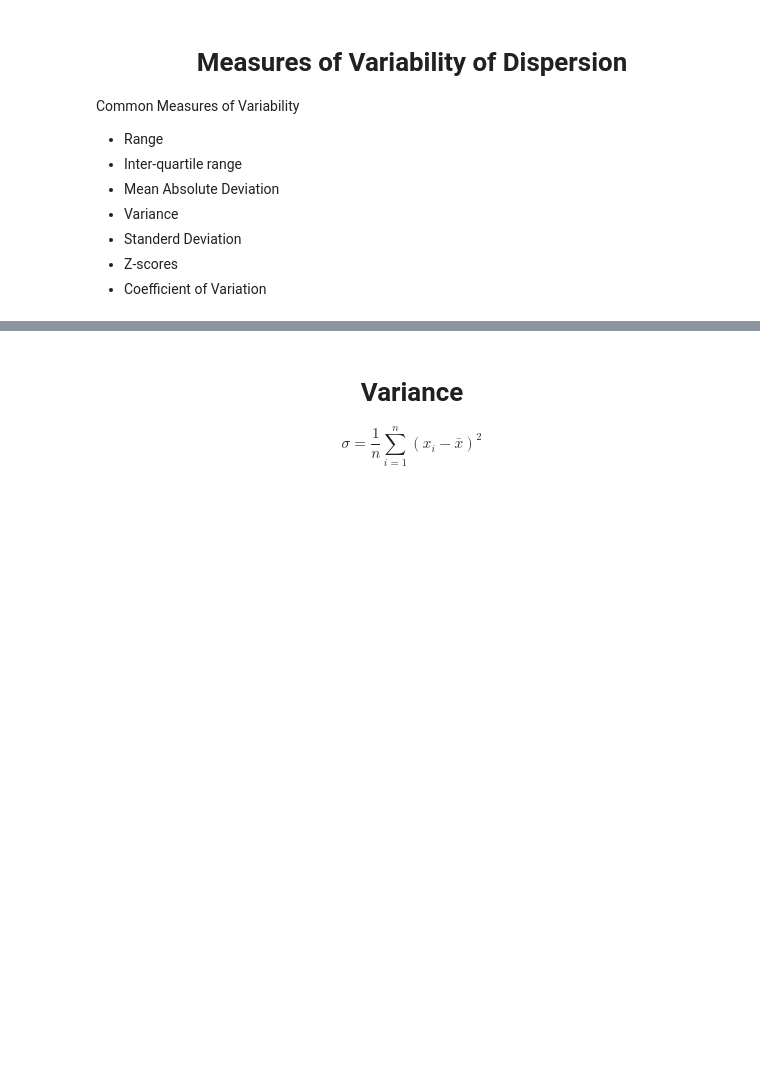
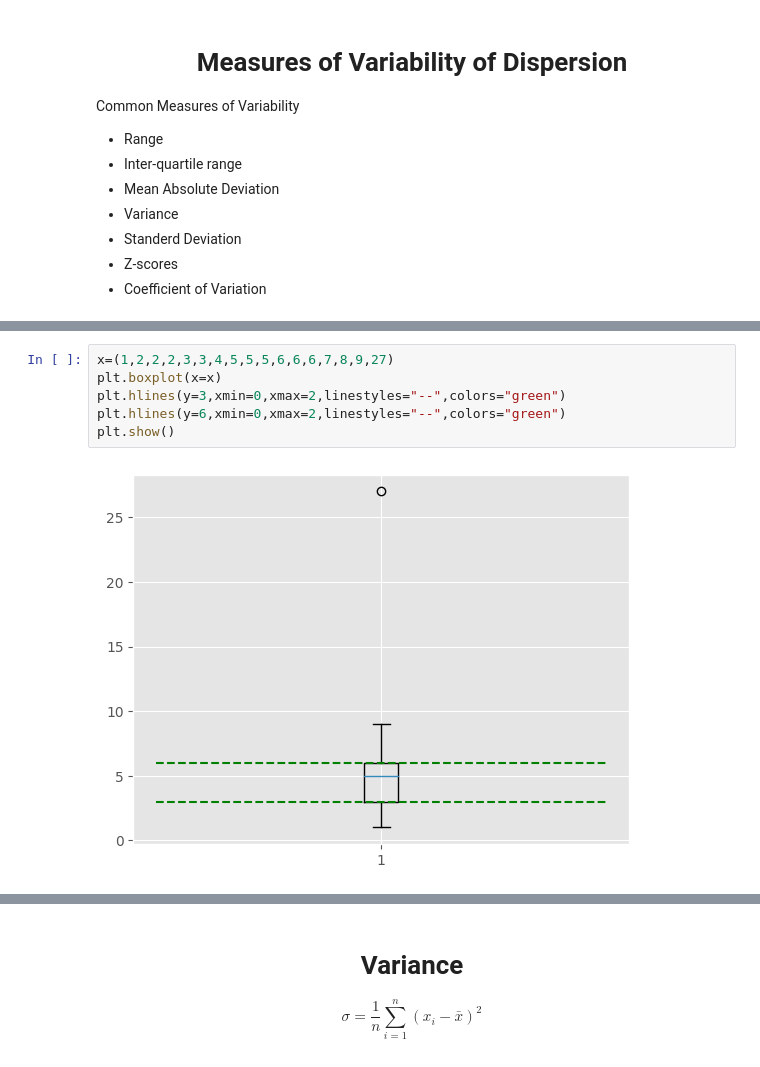
Before and after one commit to waseemofficial/Data-Analytics-NPTL, a Jupyter notebook: NPTL_1.ipynb, the cells around one changed output, grey strips where cells are left out. Cells and saved outputs as stored; diff of their text form; blank space fills up the shorter version.

```diff
--- a/NPTL_1.ipynb
+++ b/NPTL_1.ipynb
@@ -182,0 +200,8 @@ Common Measures of Variability
+# %%
+x=(1,2,2,2,3,3,4,5,5,5,6,6,6,7,8,9,27)
+plt.boxplot(x=x)
+plt.hlines(y=3,xmin=0,xmax=2,linestyles="--",colors="green")
+plt.hlines(y=6,xmin=0,xmax=2,linestyles="--",colors="green")
+plt.show()
+# %% [output]
+[figure, added]
```
Also changed, not shown: parts of 43 cells of this notebook, 5 other files.
